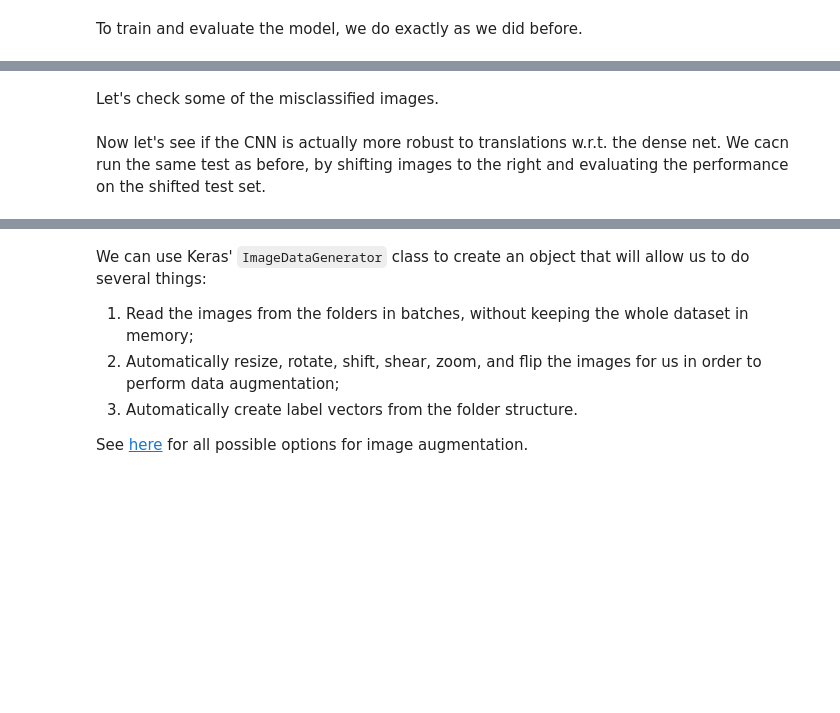
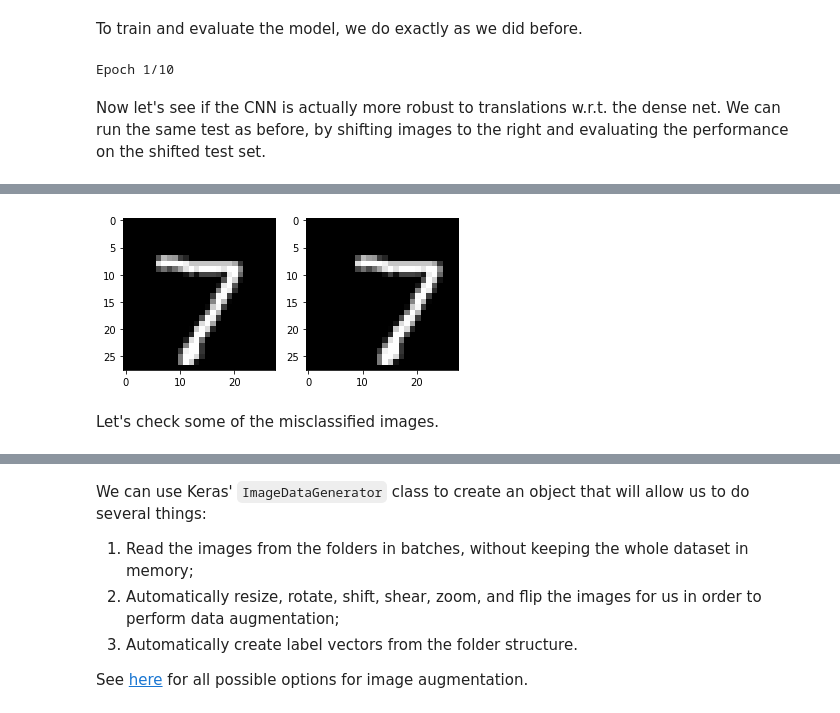
Before and after one commit to andreacini/coesi-ml, a Jupyter notebook: 03_deep_learning.ipynb, the cells around one changed output, grey strips where cells are left out. Cells and saved outputs as stored; diff of their text form; code cells hidden in the pictures; blank space fills up the shorter version.

```diff
--- a/03_deep_learning.ipynb
+++ b/03_deep_learning.ipynb
@@ -169,9 +205,9 @@ from keras.layers import Conv2D, MaxPooling2D, Flatten
 
 # Build model
 model = Sequential()
-model.add(Conv2D(16, 5, activation='relu', input_shape=(28, 28, 1)))
+model.add(Conv2D(16, 3, activation='relu', input_shape=(28, 28, 1)))
+model.add(Conv2D(32, 3, activation='relu'))
 model.add(MaxPooling2D(pool_size=(2, 2)))
-model.add(Conv2D(32, 3, activation='relu'))
 model.add(Flatten())
 model.add(Dense(128, activation='relu'))
 model.add(Dense(10, activation='softmax'))
@@ -191,9 +247,25 @@ epochs = 10
 model.fit(x_train,
           y_train,
           batch_size=batch_size,
-          epochs=epochs,
-          validation_split=0.1)
+          epochs=epochs)
 
 # Evaluate model
 scores = model.evaluate(x_test, y_test)
 print('Test loss: {} - Accuracy: {}'.format(*scores))
+# %% [output]
+Epoch 1/10
+# %% [markdown]
+Now let's see if the CNN is actually more robust to translations w.r.t. the dense net. We can run the same test as before, by shifting images to the right and evaluating the performance on the shifted test set.
+# %%
+# Take the test data and shift its contents to the right by p pixels
+p = 2
+x_test_roll = np.roll(x_test, p, axis=2)
+plt.subplot(121)
+plt.imshow(x_test[0, ..., 0], cmap='gray')
+plt.subplot(122)
+plt.imshow(x_test_roll[0, ..., 0], cmap='gray');
+
+# Evaluate the model on the shifted data
+scores = model.evaluate(x_test_roll, y_test)
+print('Test loss: {} - Accuracy: {}'.format(*scores))
+# %% [output]
@@ -200,3 +274,4 @@ print('Test loss: {} - Accuracy: {}'.format(*scores))
+[figure, added]
 # %% [markdown]
 Let's check some of the misclassified images.
 # %%
@@ -217,5 +292,3 @@ for i in range(1000):
         plt.show()
         miss = 0
         fig = plt.figure(figsize=(20, 2))
-# %% [markdown]
-Now let's see if the CNN is actually more robust to translations w.r.t. the dense net. We cacn run the same test as before, by shifting images to the right and evaluating the performance on the shifted test set.
```
Also changed, not shown: parts of 9 cells of this notebook, 2 other files.
